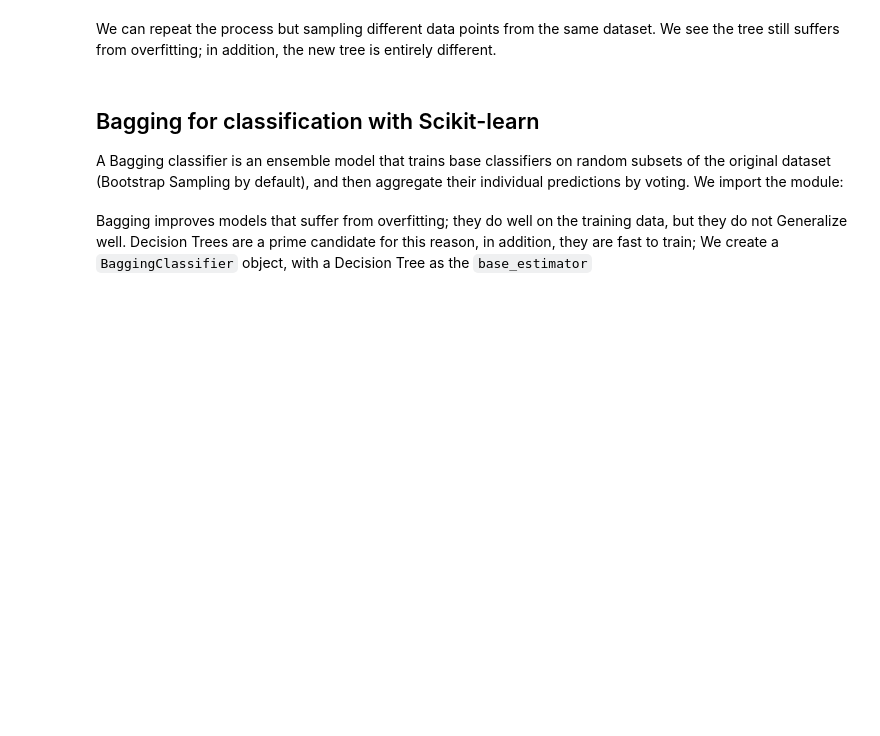
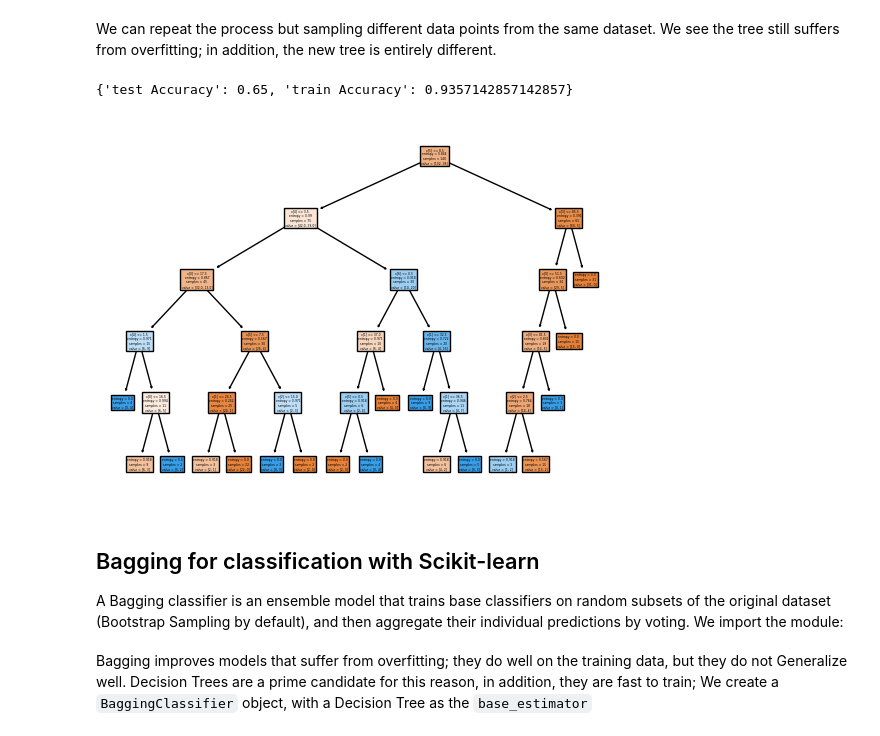
Before and after one commit to zhiyixu/ibm, a Jupyter notebook: 3.分类问题/Bagging.ipynb, the cells around one changed output. Drawn from its saved outputs; the diff is of its cells as text; code cells hidden in the pictures; blank space fills up the shorter version.

```diff
--- a/3.分类问题/Bagging.ipynb
+++ b/3.分类问题/Bagging.ipynb
@@ -249,9 +334,12 @@ We can repeat the process but sampling different data points from the same datas
 # %%
 X_train, X_test, y_train, y_test = train_test_split( X, y, test_size=0.3, random_state=5)
 Tree = DecisionTreeClassifier(criterion="entropy", max_depth = max_depth,random_state=8)
 Tree.fit(X_train,y_train)
 print(get_accuracy(X_train, X_test, y_train, y_test,  Tree))
-plot_tree(filename = "tree1.png",model=Tree)
+_ = plot_tree(Tree, filled=True)
+# %% [output]
+{'test Accuracy': 0.65, 'train Accuracy': 0.9357142857142857}
+[figure, added]
 # %% [markdown]
 <h2 id="evaluation">Bagging  for classification with  Scikit-learn</h2>
 A Bagging classifier is an ensemble model that trains  base classifiers  on random subsets   of the original dataset  (Bootstrap Sampling by default), and then aggregate their individual predictions by voting. We import the module:
```
Also changed, not shown: parts of 47 cells of this notebook, 2 other files.
